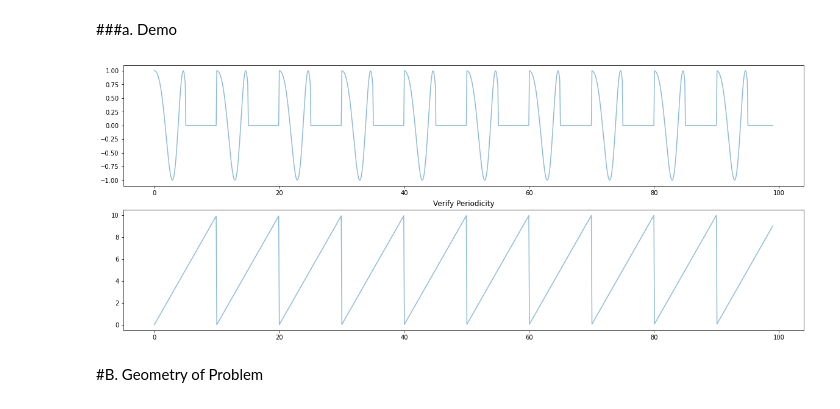
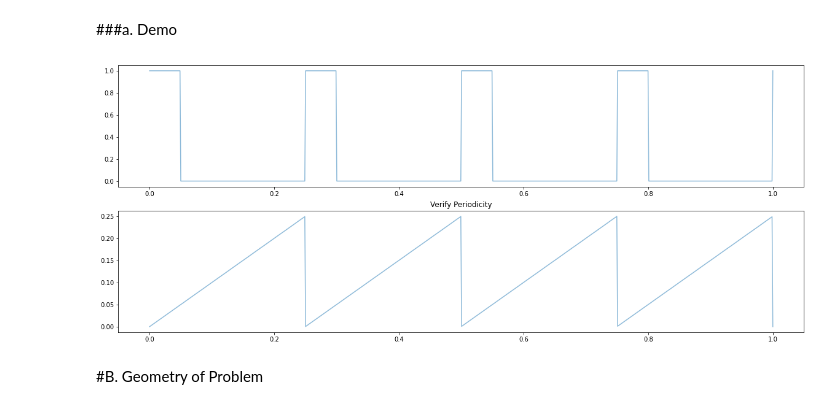
Before and after one commit to psukphranee/Python, a Jupyter notebook: SAR_scratch_3.ipynb, the cells around one changed output. Saved outputs shown, nothing was run; the diff lists cells and outputs as text; code cells hidden in the pictures.

```diff
--- a/SAR_scratch_3.ipynb
+++ b/SAR_scratch_3.ipynb
@@ -33,16 +33,21 @@ def plot_train(time_absolute, time_modulus, train):
   plt.show()
 # %%
 #create time vector
-t = np.linspace(0, 99, 1000).reshape(1,-1)
-#signal period
-PRT = 10
+t = np.linspace(0, 1, 800).reshape(1,-1)
+
+#pulse train parameters
+A = 1; #pulse height
+
+k = 0000; #chirp rate
+f_c = 1/.05; #carrier freq
+
+D = .2 #duty time
+PRF = 4. #Hz
+PRT = np.reciprocal(PRF) #Pulse repetition period
+tau = D*PRT; #duty_time/pulse width
+
 #prepreocess time vector to make periodic
 t_mod = t % PRT
-
-A = 1;
-tau = 5;
-k = .05;
-f_c = .1;
 # %% [markdown]
 ##1. Pulse Envelope Train Helper Function
 
@@ -78,9 +83,8 @@ def generate_pulse_wave(time_array, chirp_rate=1, carrier_frequency=100):
   #LFM  ---------------
   k = chirp_rate
   f_c = carrier_frequency
-
   # #argument to be passed to exponenetial
-  exp_arg = 2j*np.pi*(f_c*t + .5*k*(t**2))
+  exp_arg = 2j*np.pi*(f_c*t + .5*k*(np.square(t)))
   LFM = np.exp(exp_arg);
 
   return LFM
@@ -114,10 +118,10 @@ def generate_LFM_Pulse(time_array, pulse_width=1, pulse_height=1, chirp_rate=1,
 # %% [markdown]
 ###a. Demo
 # %%
-pulse = generate_LFM_Pulse(time_array=t_mod, pulse_width=5, pulse_height=A, chirp_rate=k, carrier_frequency=f_c)
+pulse = generate_LFM_Pulse(time_array=t_mod, pulse_width=tau, pulse_height=A, chirp_rate=k, carrier_frequency=f_c)
 plot_train(t, t_mod, pulse)
 # %% [output]
-[figure, old version]
+[figure, new version]
 # %% [markdown]
 #B. Geometry of Problem
 # %% [markdown]
```
Also changed, not shown: parts of 12 cells of this notebook.
